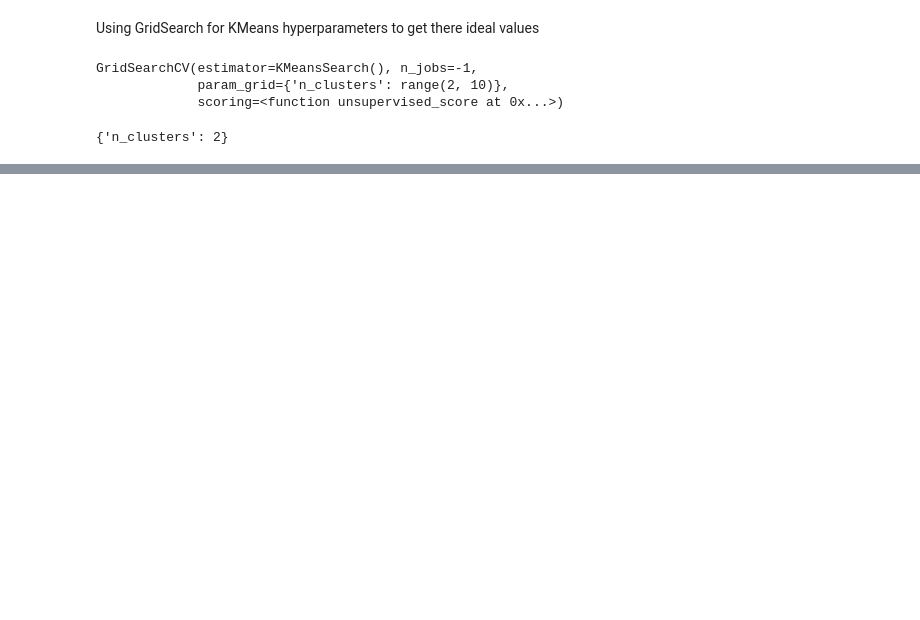
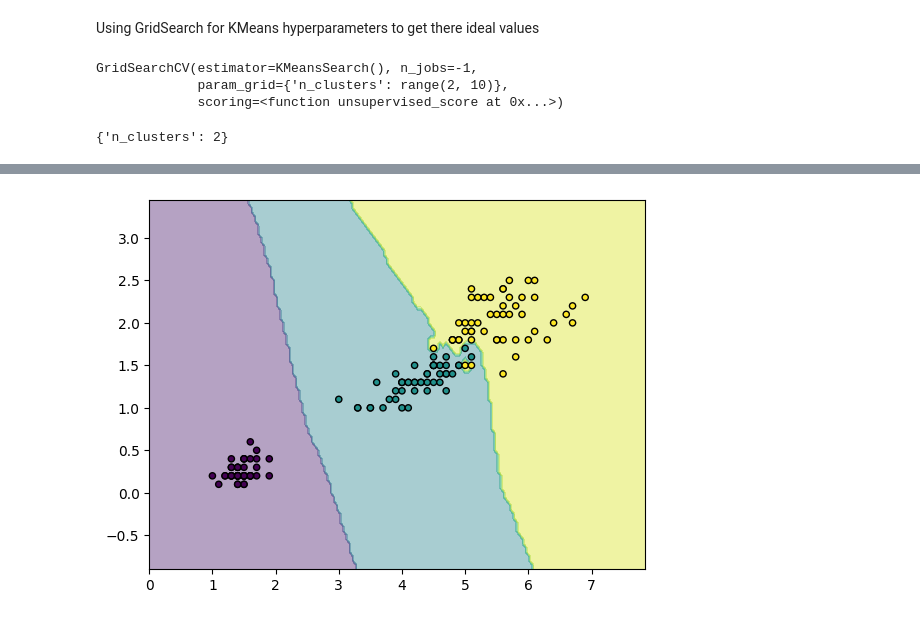
Before and after one commit to sunodmongia/Unsupervised, a Jupyter notebook: unsupervise.ipynb, the cells around one changed output, grey strips where cells are left out. Drawn from its saved outputs; the diff is of its cells as text; code cells hidden in the pictures; blank space fills up the shorter version.

```diff
--- a/unsupervise.ipynb
+++ b/unsupervise.ipynb
@@ -299,0 +340,7 @@ search.best_params_
+# %%
+from sklearn.neighbors import KNeighborsClassifier
+from sklearn.model_selection import train_test_split, GridSearchCV
+from sklearn.metrics import accuracy_score, classification_report, confusion_matrix, ConfusionMatrixDisplay
+
+X, y = load_iris(return_X_y=True)
+X_train, X_test, y_train, y_test = train_test_split(X, y, test_size=0.4, random_state=42)
@@ -299,0 +398,20 @@ search.best_params_
+# %%
+def plot_decision_boundary(model, X, y):
+    h = 0.05
+    x_min, x_max = X[:, 0].min() - 1, X[:, 0].max() + 1
+    y_min, y_max = X[:, 1].min() - 1, X[:, 1].max() + 1
+
+    xx, yy = np.meshgrid(np.arange(x_min, x_max, h),
+                         np.arange(y_min, y_max, h))
+    Z = model.predict(np.c_[xx.ravel(), yy.ravel()])
+    Z = Z.reshape(xx.shape)
+    plt.contourf(xx, yy, Z, alpha=0.4)
+    plt.scatter(X[:, 0], X[:, 1], c=y, s=20, edgecolor='k')
+    plt.show()
+# %%
+X_subset = X[:, [2, 3]]
+knn_2d = KNeighborsClassifier(n_neighbors=3, weights="distance", p=2)
+knn_2d.fit(X_subset[:-20], y[:-20])
+plot_decision_boundary(knn_2d, X_subset, y)
+# %% [output]
+[figure, added]
```
Also changed, not shown: parts of 13 cells of this notebook.
